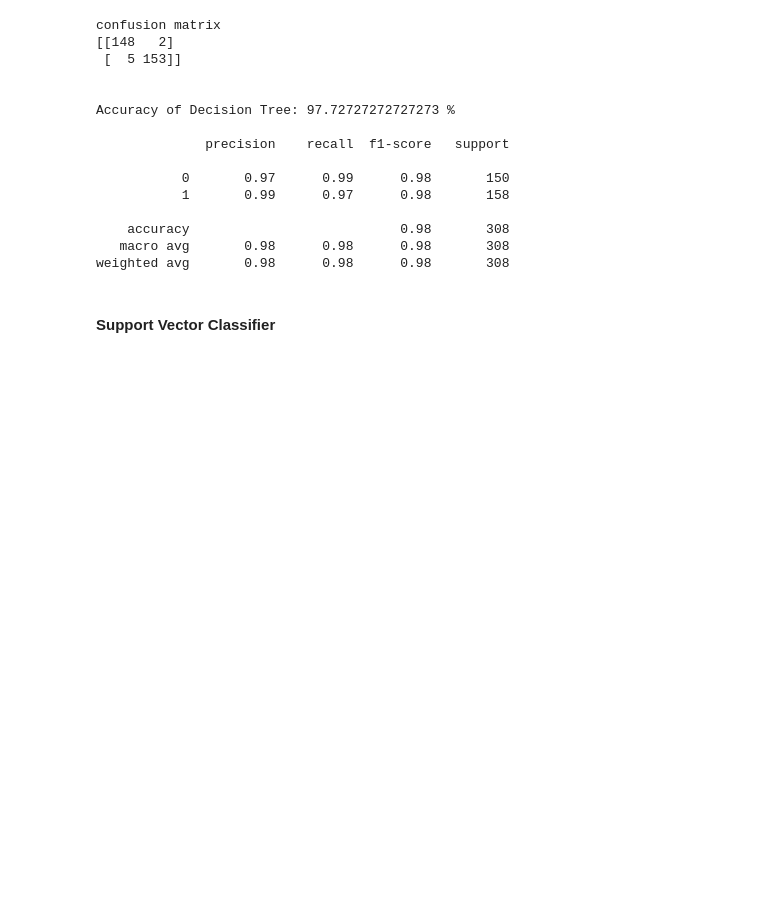
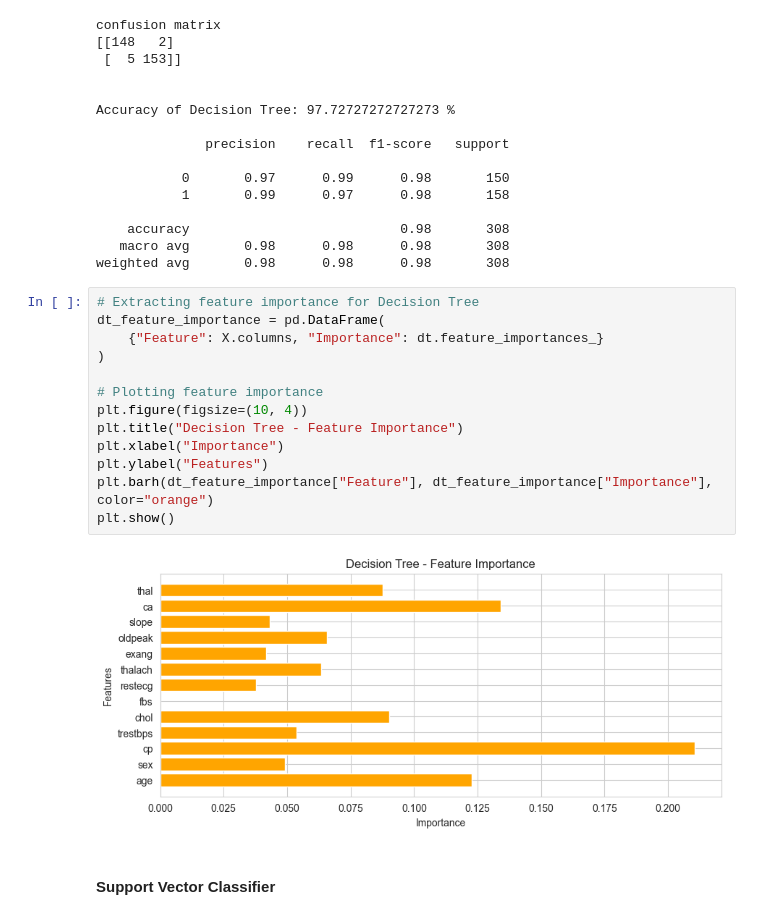
Before and after one commit to asndiallo/MedAI-MultiDataset-Study, a Jupyter notebook: notebooks/heart-disease.ipynb, the cells around one changed output. Cells and saved outputs as stored; diff of their text form; blank space fills up the shorter version.

```diff
--- a/notebooks/heart-disease.ipynb
+++ b/notebooks/heart-disease.ipynb
@@ -444,6 +459,21 @@ Accuracy of Decision Tree: 97.72727272727273 %
     accuracy                           0.98       308
    macro avg       0.98      0.98      0.98       308
 weighted avg       0.98      0.98      0.98       308
+# %%
+# Extracting feature importance for Decision Tree
+dt_feature_importance = pd.DataFrame(
+    {"Feature": X.columns, "Importance": dt.feature_importances_}
+)
+
+# Plotting feature importance
+plt.figure(figsize=(10, 4))
+plt.title("Decision Tree - Feature Importance")
+plt.xlabel("Importance")
+plt.ylabel("Features")
+plt.barh(dt_feature_importance["Feature"], dt_feature_importance["Importance"], color="orange")
+plt.show()
+# %% [output]
+[figure, added]
 # %% [markdown]
 #### Support Vector Classifier
 # %%
```
Also changed, not shown: parts of 1 cell of this notebook.
